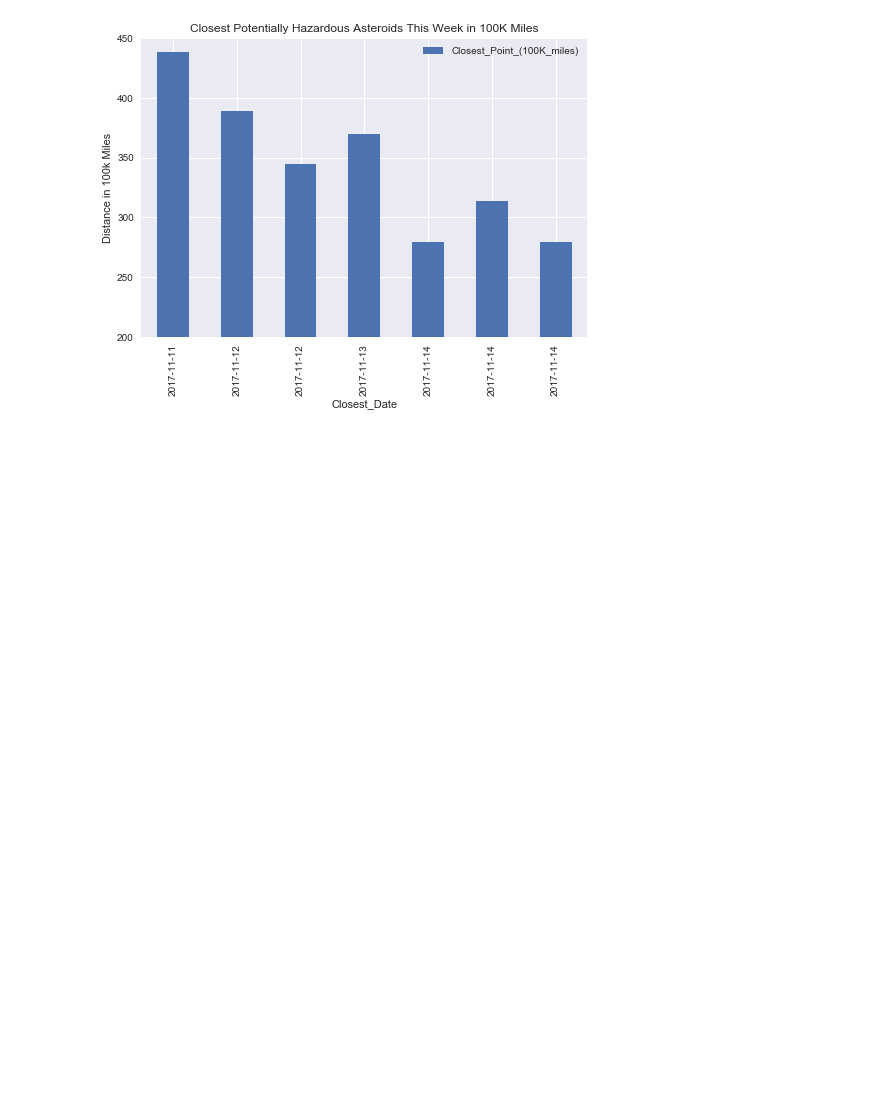
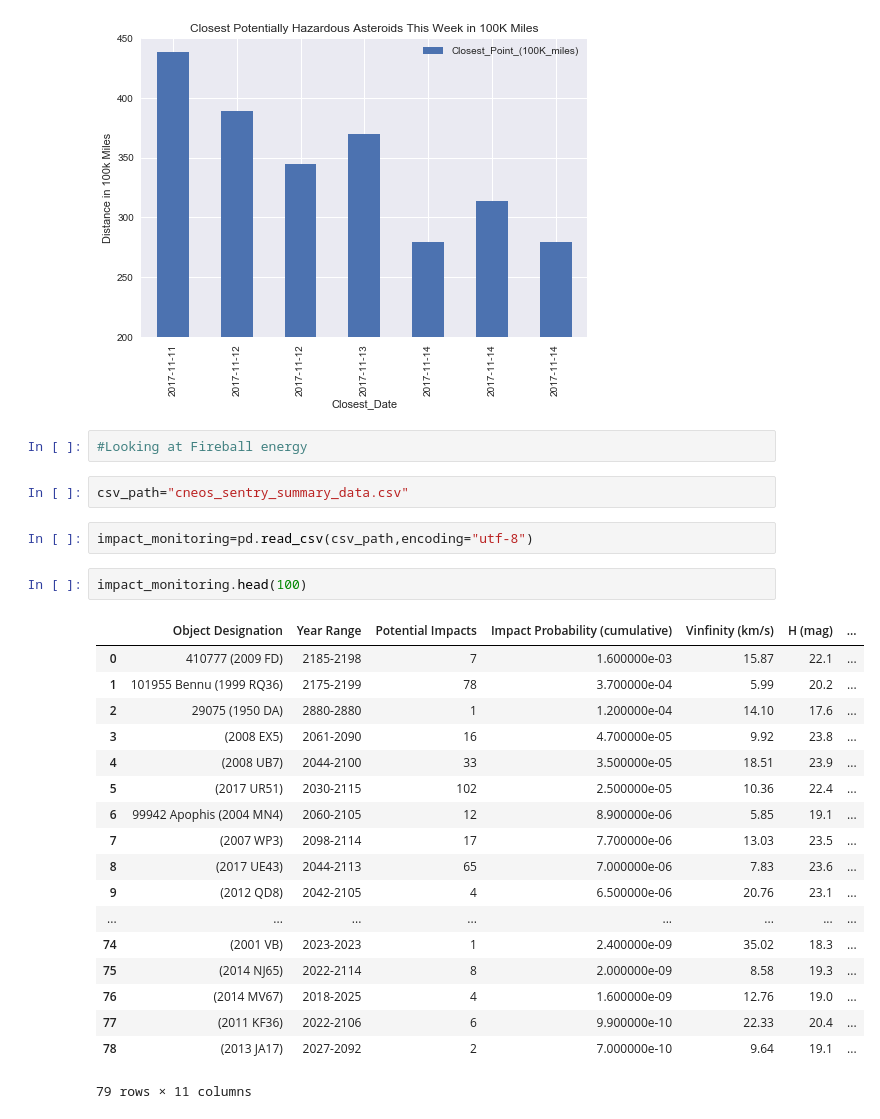
Before and after one commit to ncsu1289/Nasa_Neo_project, a Jupyter notebook: Nasa_Neo_project_db.ipynb, the cells around one changed output. Drawn from its saved outputs; the diff is of its cells as text; blank space fills up the shorter version.

```diff
--- a/Nasa_Neo_project_db.ipynb
+++ b/Nasa_Neo_project_db.ipynb
@@ -454,3 +493,30 @@ plt.savefig("Week's_Hazards.png")
 plt.show()
 # %% [output]
 [figure]
+# %%
+#Looking at Fireball energy
+# %%
+csv_path="cneos_sentry_summary_data.csv"
+# %%
+impact_monitoring=pd.read_csv(csv_path,encoding="utf-8")
+# %%
+impact_monitoring.head(100)
+# %% [output]
+|  | Object Designation | Year Range | Potential Impacts | Impact Probability (cumulative) | Vinfinity (km/s) | H (mag) | ... |
+| 0 | 410777 (2009 FD) | 2185-2198 | 7 | 1.600000e-03 | 15.87 | 22.1 | ... |
+| 1 | 101955 Bennu (1999 RQ36) | 2175-2199 | 78 | 3.700000e-04 | 5.99 | 20.2 | ... |
+| 2 | 29075 (1950 DA) | 2880-2880 | 1 | 1.200000e-04 | 14.10 | 17.6 | ... |
+| 3 | (2008 EX5) | 2061-2090 | 16 | 4.700000e-05 | 9.92 | 23.8 | ... |
+| 4 | (2008 UB7) | 2044-2100 | 33 | 3.500000e-05 | 18.51 | 23.9 | ... |
+| 5 | (2017 UR51) | 2030-2115 | 102 | 2.500000e-05 | 10.36 | 22.4 | ... |
+| 6 | 99942 Apophis (2004 MN4) | 2060-2105 | 12 | 8.900000e-06 | 5.85 | 19.1 | ... |
+| 7 | (2007 WP3) | 2098-2114 | 17 | 7.700000e-06 | 13.03 | 23.5 | ... |
+| 8 | (2017 UE43) | 2044-2113 | 65 | 7.000000e-06 | 7.83 | 23.6 | ... |
+| 9 | (2012 QD8) | 2042-2105 | 4 | 6.500000e-06 | 20.76 | 23.1 | ... |
+| ... | ... | ... | ... | ... | ... | ... | ... |
+| 74 | (2001 VB) | 2023-2023 | 1 | 2.400000e-09 | 35.02 | 18.3 | ... |
+| 75 | (2014 NJ65) | 2022-2114 | 8 | 2.000000e-09 | 8.58 | 19.3 | ... |
+| 76 | (2014 MV67) | 2018-2025 | 4 | 1.600000e-09 | 12.76 | 19.0 | ... |
+| 77 | (2011 KF36) | 2022-2106 | 6 | 9.900000e-10 | 22.33 | 20.4 | ... |
+| 78 | (2013 JA17) | 2027-2092 | 2 | 7.000000e-10 | 9.64 | 19.1 | ... |
+79 rows × 11 columns
```
Also changed, not shown: parts of 30 cells of this notebook.
